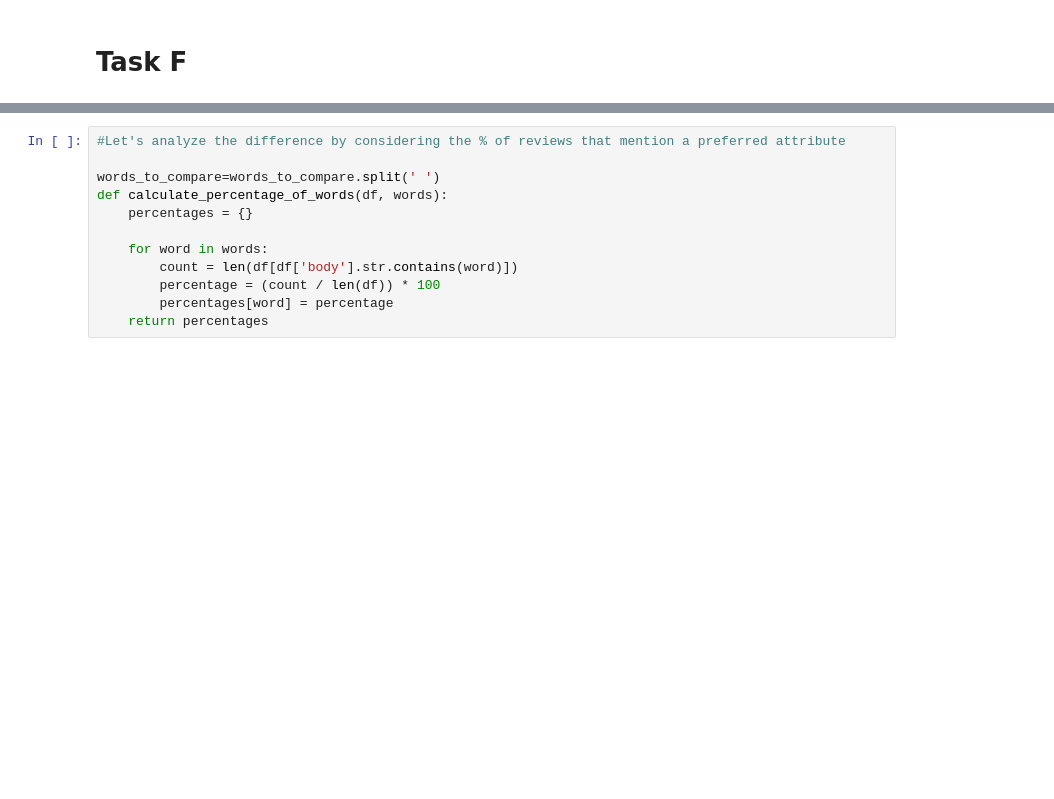
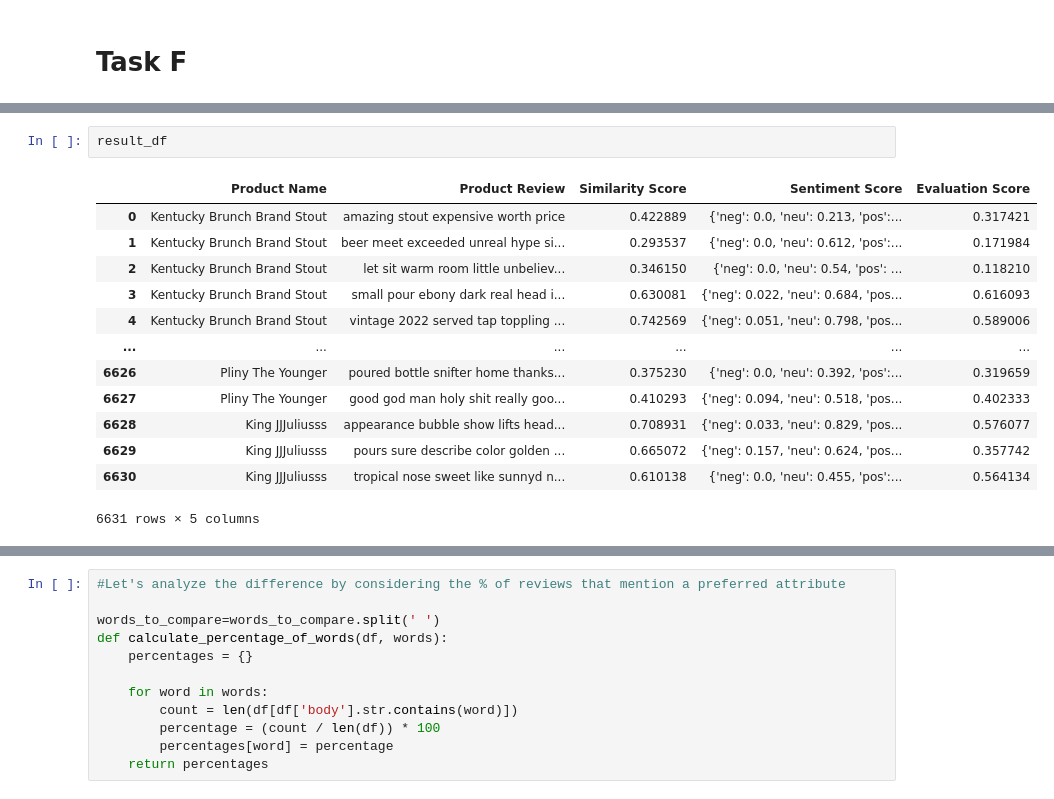
Before and after one commit to saiyam-shah/beer-recommender-system, a Jupyter notebook: Beer_recommender_system.ipynb, the cells around one changed output, grey strips where cells are left out. Cells and saved outputs as stored; diff of their text form; blank space fills up the shorter version.

```diff
--- a/Beer_recommender_system.ipynb
+++ b/Beer_recommender_system.ipynb
@@ -438,0 +459,16 @@ Top 3 Recommended Brands:
+# %%
+result_df
+# %% [output]
+|  | Product Name | Product Review | Similarity Score | Sentiment Score | Evaluation Score |
+| 0 | Kentucky Brunch Brand Stout | amazing stout expensive worth price | 0.422889 | {'neg': 0.0, 'neu': 0.213, 'pos':... | 0.317421 |
+| 1 | Kentucky Brunch Brand Stout | beer meet exceeded unreal hype si... | 0.293537 | {'neg': 0.0, 'neu': 0.612, 'pos':... | 0.171984 |
+| 2 | Kentucky Brunch Brand Stout | let sit warm room little unbeliev... | 0.346150 | {'neg': 0.0, 'neu': 0.54, 'pos': ... | 0.118210 |
+| 3 | Kentucky Brunch Brand Stout | small pour ebony dark real head i... | 0.630081 | {'neg': 0.022, 'neu': 0.684, 'pos... | 0.616093 |
+| 4 | Kentucky Brunch Brand Stout | vintage 2022 served tap toppling ... | 0.742569 | {'neg': 0.051, 'neu': 0.798, 'pos... | 0.589006 |
+| ... | ... | ... | ... | ... | ... |
+| 6626 | Pliny The Younger | poured bottle snifter home thanks... | 0.375230 | {'neg': 0.0, 'neu': 0.392, 'pos':... | 0.319659 |
+| 6627 | Pliny The Younger | good god man holy shit really goo... | 0.410293 | {'neg': 0.094, 'neu': 0.518, 'pos... | 0.402333 |
+| 6628 | King JJJuliusss | appearance bubble show lifts head... | 0.708931 | {'neg': 0.033, 'neu': 0.829, 'pos... | 0.576077 |
+| 6629 | King JJJuliusss | pours sure describe color golden ... | 0.665072 | {'neg': 0.157, 'neu': 0.624, 'pos... | 0.357742 |
+| 6630 | King JJJuliusss | tropical nose sweet like sunnyd n... | 0.610138 | {'neg': 0.0, 'neu': 0.455, 'pos':... | 0.564134 |
+6631 rows × 5 columns
```
Also changed, not shown: parts of 14 cells of this notebook.
